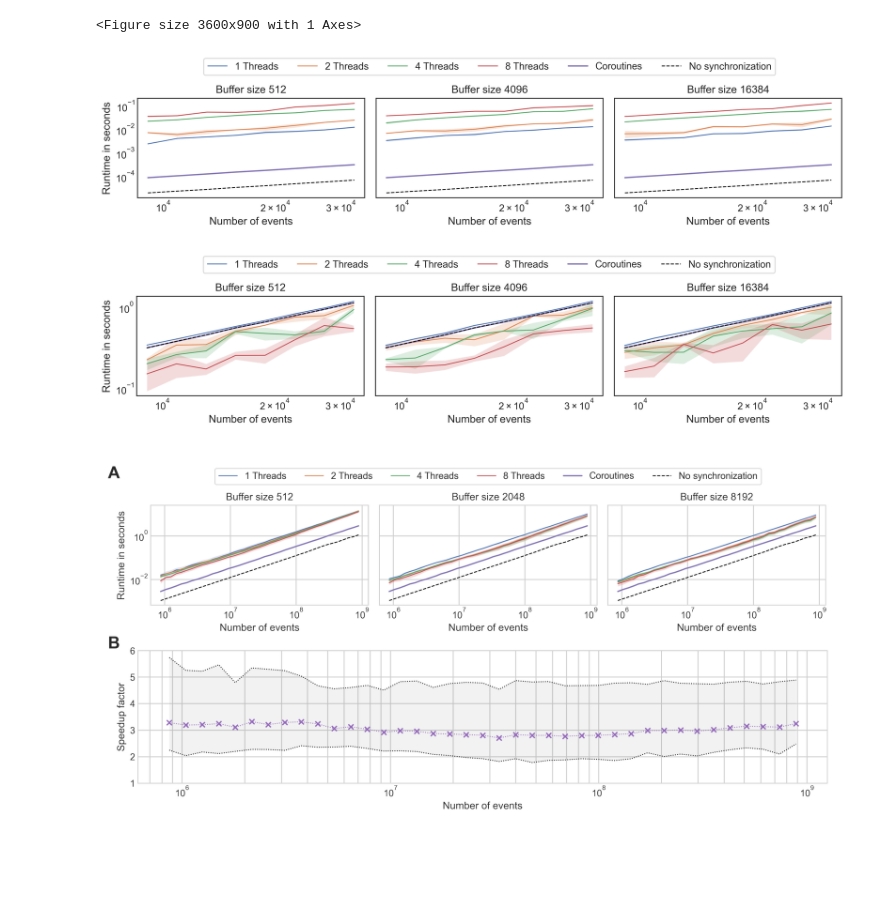
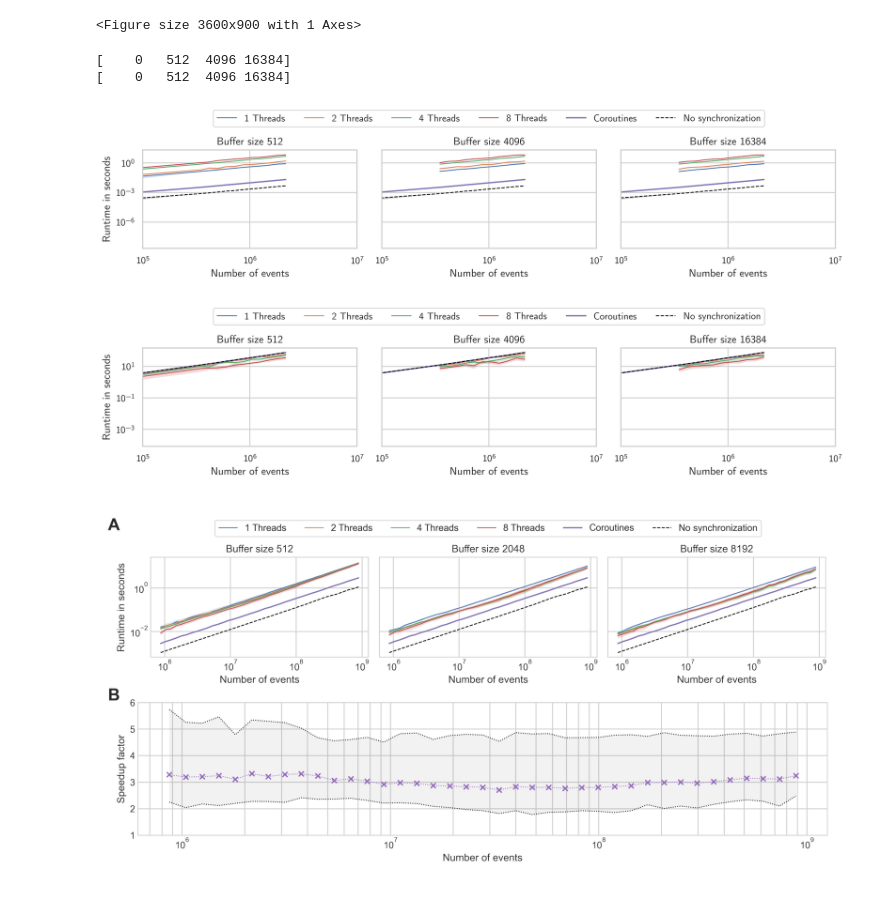
Before and after one commit to Jegp/aestream-paper, a Jupyter notebook: plots.ipynb, the cells around one changed output. Saved outputs shown, nothing was run; the diff lists cells and outputs as text; code cells hidden in the pictures; blank space fills up the shorter version.

```diff
--- a/plots.ipynb
+++ b/plots.ipynb
@@ -17,4 +17,4 @@ def fetch_data(task):
     coroutines = df[df[0] == f"c_{task}"]
     threads = df[df[0] == f"tp_{task}"]
     nothreads = df[df[0] == f"single_{task}"]
-    return coroutines, threads, nothreads
+    return df, coroutines, threads, nothreads
@@ -78,16 +100,17 @@ ValueError: Data has no positive values, and therefore can not be log-scaled.
 <Figure size 3600x900 with 1 Axes>
 # %%
 def plot_task(task):
-    coroutines, threads, nothreads = fetch_data(task)
+    df, coroutines, threads, nothreads = fetch_data(task)
     std_up = lambda t: t[5] + t[6]
     std_down = lambda t: t[5] - t[6]
 
     buffer_sizes = df[df[0] != "c"][3].unique()
+    print(buffer_sizes)
     n_threads = df[df[0] != "c"][2].unique()
     gs = matplotlib.gridspec.GridSpec(2, 3, height_ratios=[0.1, 0.9], hspace=0.2, wspace=0.04)
     f = plt.figure(figsize=(12, 3), dpi=300)
     #f, axes = plt.subplots(3, len(buffer_sizes) // 2, figsize=(12, 5), sharex=True, sharey=True, dpi=300)
-    for i, b in enumerate([buffer_sizes[1], buffer_sizes[4], buffer_sizes[6]]):
+    for i, b in enumerate([buffer_sizes[1], buffer_sizes[2], buffer_sizes[3]]):
         row = 0
         column = i % 3
         ax = f.add_subplot(gs[1 + row, column])
@@ -99,35 +122,38 @@ def plot_task(task):
             ax.fill_between(t[1], std_up(t), std_down(t), alpha=0.2)
             if row > 0:
                 f.axes[i % 3].sharex(ax)
             if column > 0:
                 ax.sharey(f.axes[row + (column -1 )])
+            ax.set_xlim(10e4, 10e6)
 
         # Coroutines
         coroutines.plot(x=1, y=5, ax=ax, label="Coroutines")
         ax.fill_between(coroutines[1], std_up(coroutines), std_down(coroutines), alpha=0.2)
 
         # No threads
         nothreads.plot(x=1, y=5, ax=ax, label="No synchronization", c="black", linewidth=1, linestyle="dashed")
         ax.fill_between(nothreads[1], std_up(nothreads), std_down(nothreads), alpha=0.2, facecolor="black")
 
         ax.set_ylabel("Runtime in seconds")
         ax.set_xlabel("Number of events")
         ax.set_title(f"Buffer size {b}")
         #ax.set_ylim(1e-5, )
         ax.get_legend().remove()
     al = f.add_subplot(gs[0,:])
     al.axis("off")
     al.legend(ax.lines, [x.get_label() for x in ax.lines], loc="center", ncol=6, frameon=True, fancybox=True)
     # f.suptitle("Processing runtime for coroutines and buffered threads")
     gs.tight_layout(f)
     f.show()
     f.savefig(f"threads_{task}.png")
 
 plot_task("simple")
 plot_task("complex")
 # %% [output]
+[    0   512  4096 16384]
+[    0   512  4096 16384]
-[figure, old version]
+[figure, new version]
-[figure, old version]
+[figure, new version]
 # %%
 # std_up = lambda t: t[5] + t[6]
 # std_down = lambda t: t[5] - t[6]
```
Also changed, not shown: parts of 2 cells of this notebook, 5 other files.
